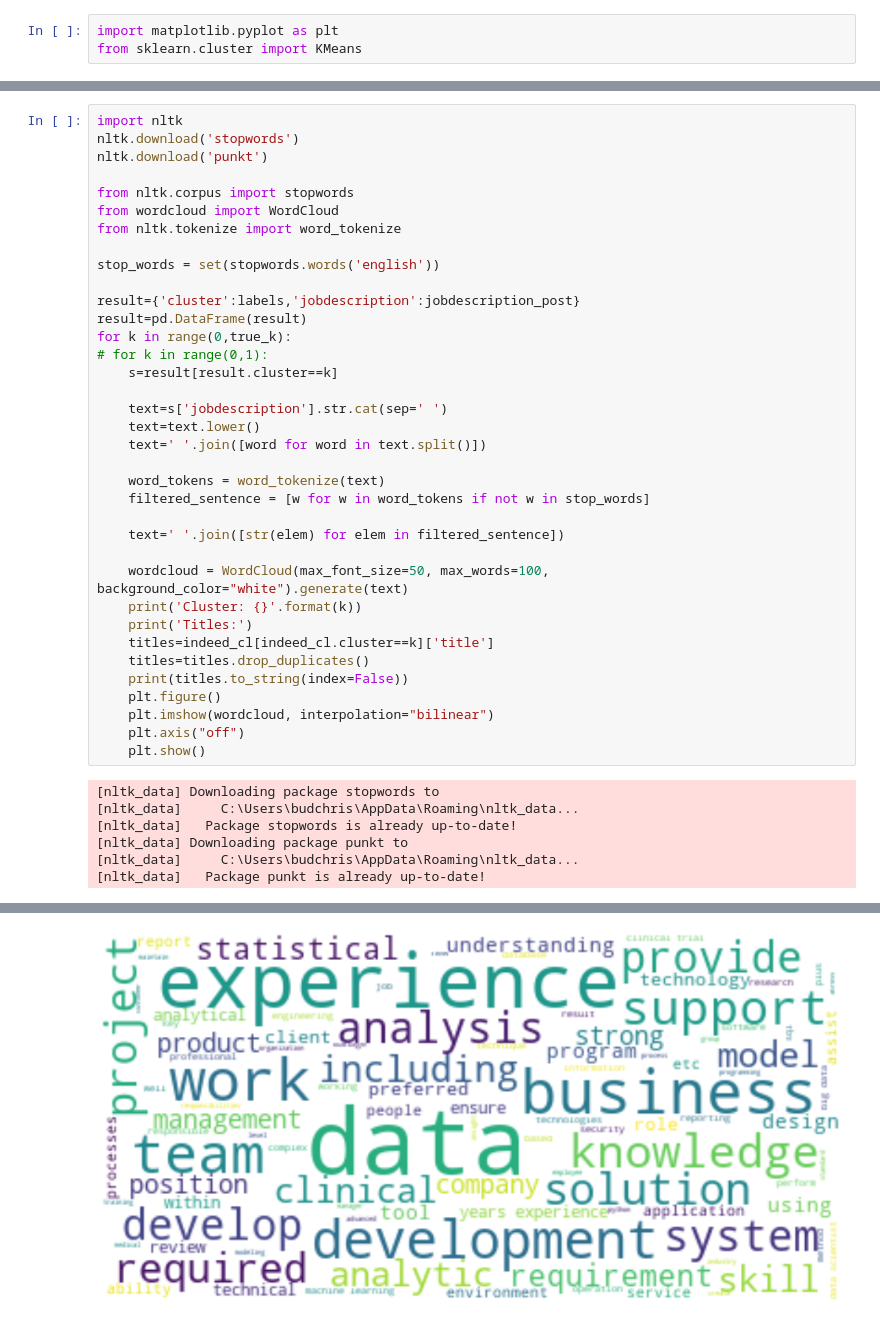
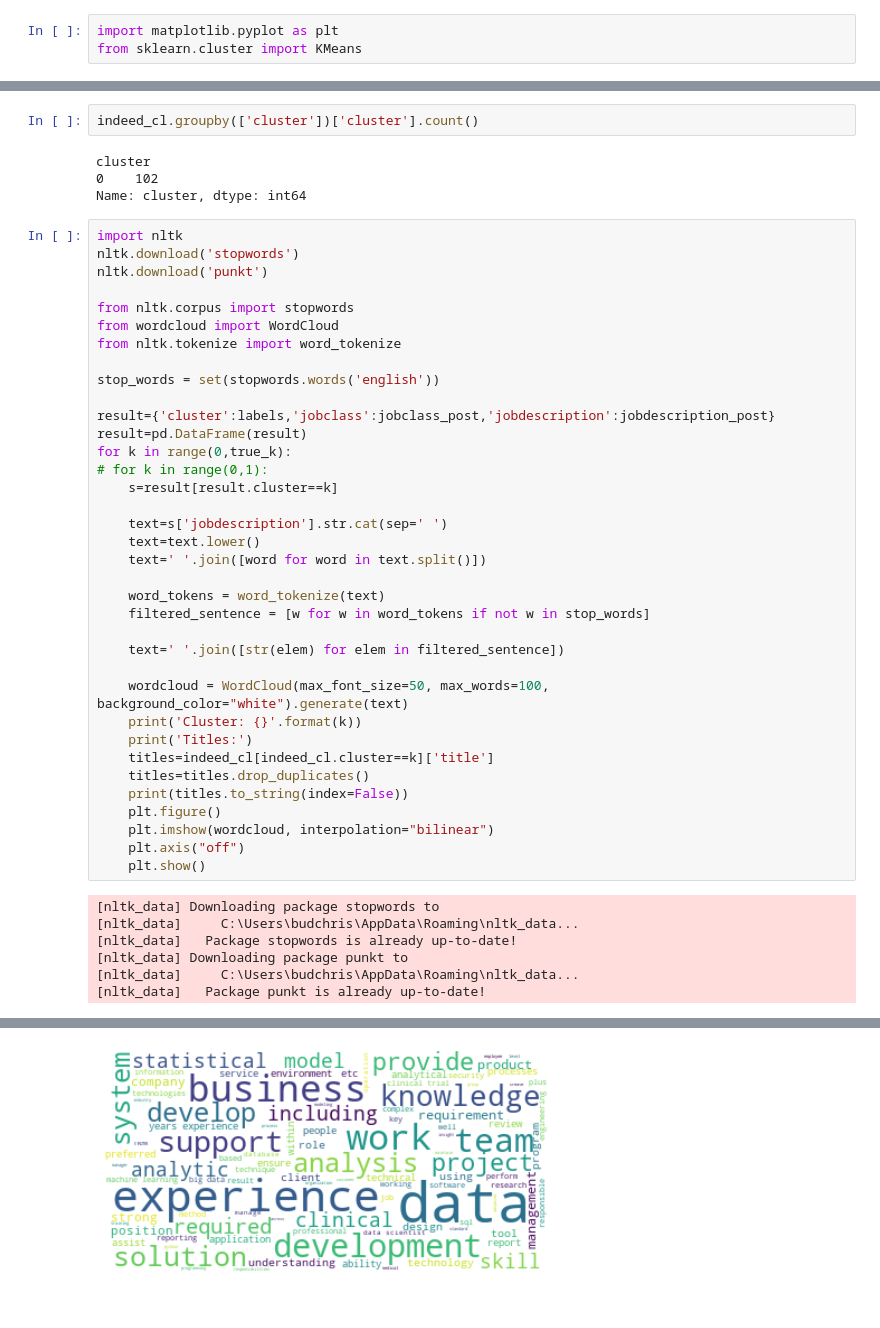
Before and after one commit to adrianavandeguchte/PredictYourSalary, a Jupyter notebook: notebooks/indeed-jobs-nj.ipynb, the cells around one changed output, grey strips where cells are left out. Saved outputs shown, nothing was run; the diff lists cells and outputs as text.

```diff
--- a/notebooks/indeed-jobs-nj.ipynb
+++ b/notebooks/indeed-jobs-nj.ipynb
@@ -391,3 +402,9 @@ Name: cluster, dtype: int64
+# %%
+indeed_cl.groupby(['cluster'])['cluster'].count()
+# %% [output]
+cluster
+0    102
+Name: cluster, dtype: int64
 # %%
 import nltk
 nltk.download('stopwords')
@@ -399,7 +416,7 @@ from nltk.tokenize import word_tokenize
 
 stop_words = set(stopwords.words('english'))
 
-result={'cluster':labels,'jobdescription':jobdescription_post}
+result={'cluster':labels,'jobclass':jobclass_post,'jobdescription':jobdescription_post}
 result=pd.DataFrame(result)
 for k in range(0,true_k):
 # for k in range(0,1):
@@ -413,31 +430,31 @@ for k in range(0,true_k):
     filtered_sentence = [w for w in word_tokens if not w in stop_words]
 
     text=' '.join([str(elem) for elem in filtered_sentence])
 
     wordcloud = WordCloud(max_font_size=50, max_words=100, background_color="white").generate(text)
     print('Cluster: {}'.format(k))
     print('Titles:')
     titles=indeed_cl[indeed_cl.cluster==k]['title']
     titles=titles.drop_duplicates()
     print(titles.to_string(index=False))
     plt.figure()
     plt.imshow(wordcloud, interpolation="bilinear")
     plt.axis("off")
     plt.show()
 # %% [output]
 [nltk_data] Downloading package stopwords to
 [nltk_data]     C:\Users\budchris\AppData\Roaming\nltk_data...
 [nltk_data]   Package stopwords is already up-to-date!
 [nltk_data] Downloading package punkt to
 [nltk_data]     C:\Users\budchris\AppData\Roaming\nltk_data...
 [nltk_data]   Package punkt is already up-to-date!
 Cluster: 0
 Titles:
             data scientist
       quantitative analyst
               statistician
               data analyst
         research scientist
  machine learning engineer
              data engineer
-[figure, old version]
+[figure, new version]
```
Also changed, not shown: parts of 31 cells of this notebook, 38 other files.
